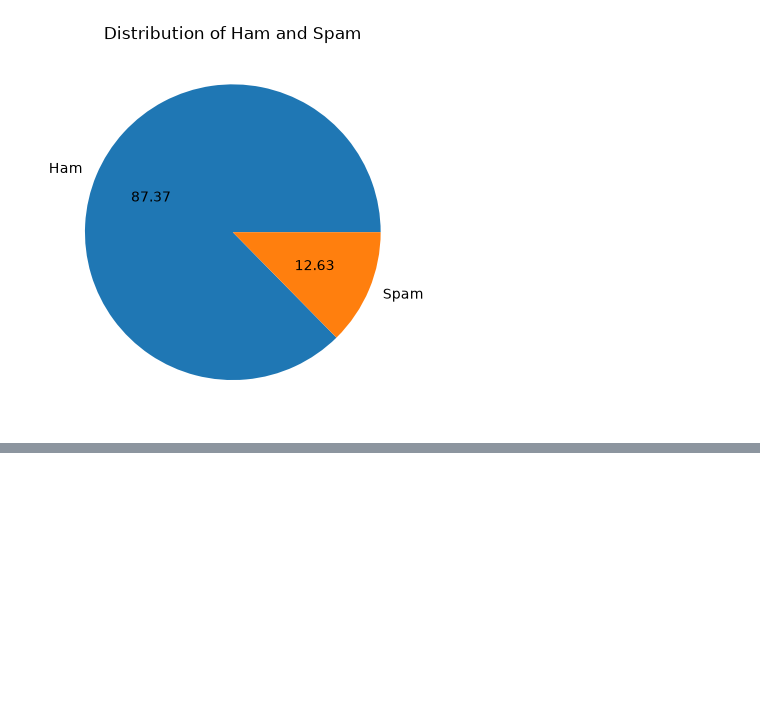
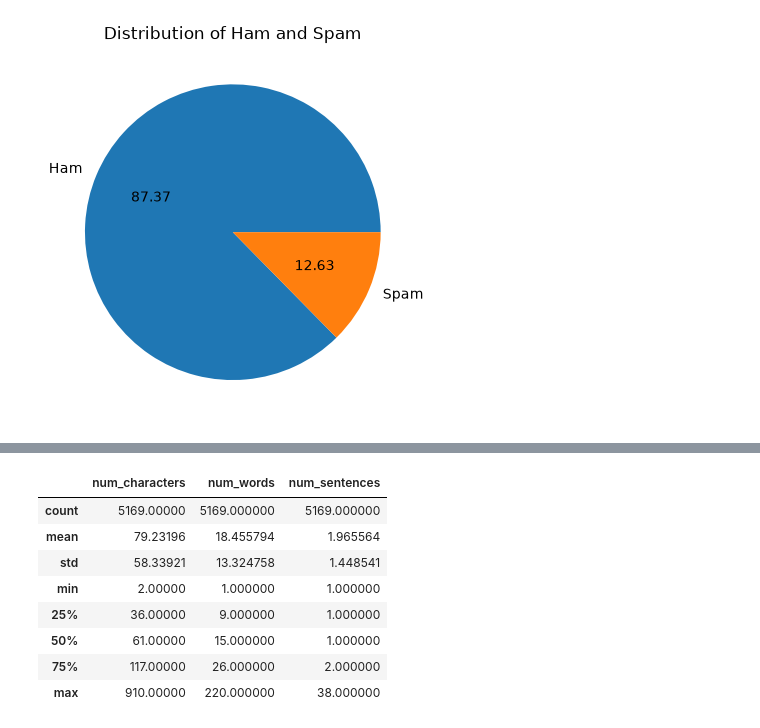
Before and after one commit to ksahu-298/Portfolio-Projects---Machine-Learning, a Jupyter notebook: 02_Classification/SMS Spam Classifier/model.ipynb, the cells around one changed output, grey strips where cells are left out. Cells and saved outputs as stored; diff of their text form; code cells hidden in the pictures; blank space fills up the shorter version.

```diff
--- a/02_Classification/SMS Spam Classifier/model.ipynb
+++ b/02_Classification/SMS Spam Classifier/model.ipynb
@@ -105,0 +143,12 @@ True
+# %%
+df[['num_characters', 'num_words', 'num_sentences']].describe()
+# %% [output]
+|  | num_characters | num_words | num_sentences |
+| count | 5169.00000 | 5169.000000 | 5169.000000 |
+| mean | 79.23196 | 18.455794 | 1.965564 |
+| std | 58.33921 | 13.324758 | 1.448541 |
+| min | 2.00000 | 1.000000 | 1.000000 |
+| 25% | 36.00000 | 9.000000 | 1.000000 |
+| 50% | 61.00000 | 15.000000 | 1.000000 |
+| 75% | 117.00000 | 26.000000 | 2.000000 |
+| max | 910.00000 | 220.000000 | 38.000000 |
```
Also changed, not shown: parts of 9 cells of this notebook.
